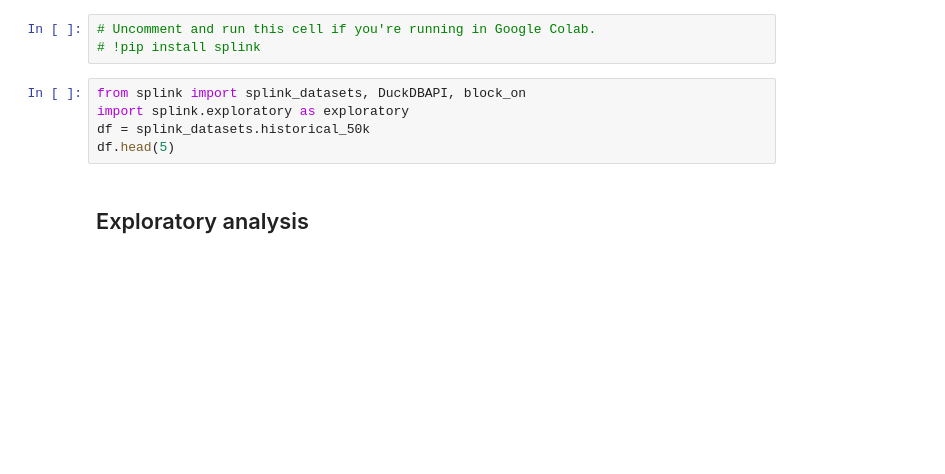
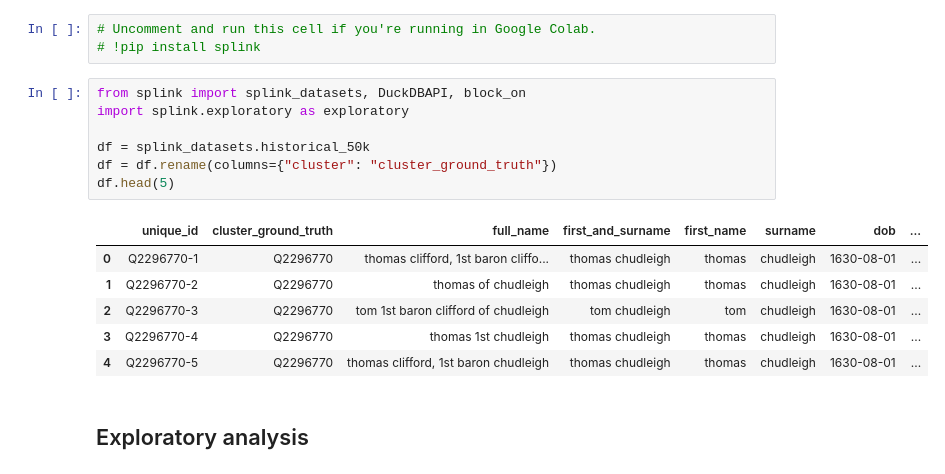
Before and after one commit to RobinL/splink_50k_historical_demo, a Jupyter notebook: 50k_demo_with_outputs.ipynb, the cells around one changed output. Cells and saved outputs as stored; diff of their text form; blank space fills up the shorter version.

```diff
--- a/50k_demo_with_outputs.ipynb
+++ b/50k_demo_with_outputs.ipynb
@@ -4,8 +4,17 @@
 # %%
 from splink import splink_datasets, DuckDBAPI, block_on
 import splink.exploratory as exploratory
+
 df = splink_datasets.historical_50k
+df = df.rename(columns={"cluster": "cluster_ground_truth"})
 df.head(5)
+# %% [output]
+|  | unique_id | cluster_ground_truth | full_name | first_and_surname | first_name | surname | dob | ... |
+| 0 | Q2296770-1 | Q2296770 | thomas clifford, 1st baron cliffo... | thomas chudleigh | thomas | chudleigh | 1630-08-01 | ... |
+| 1 | Q2296770-2 | Q2296770 | thomas of chudleigh | thomas chudleigh | thomas | chudleigh | 1630-08-01 | ... |
+| 2 | Q2296770-3 | Q2296770 | tom 1st baron clifford of chudleigh | tom chudleigh | tom | chudleigh | 1630-08-01 | ... |
+| 3 | Q2296770-4 | Q2296770 | thomas 1st chudleigh | thomas chudleigh | thomas | chudleigh | 1630-08-01 | ... |
+| 4 | Q2296770-5 | Q2296770 | thomas clifford, 1st baron chudleigh | thomas chudleigh | thomas | chudleigh | 1630-08-01 | ... |
 # %% [markdown]
 ## Exploratory analysis
 # %%
```
Also changed, not shown: parts of 23 cells of this notebook, 2 other files.
